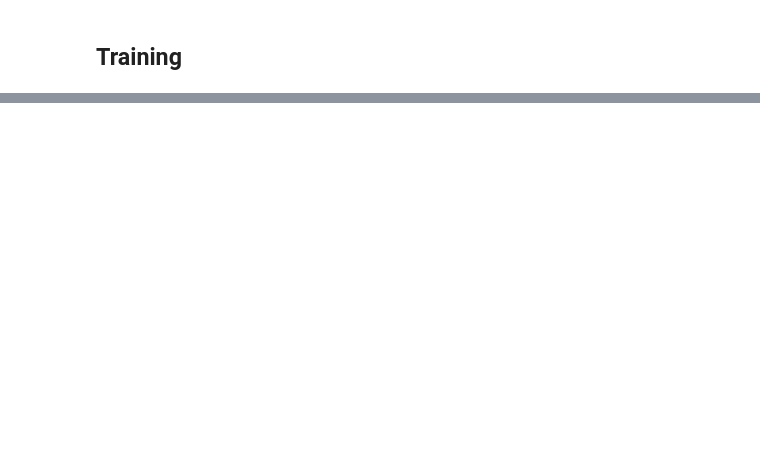
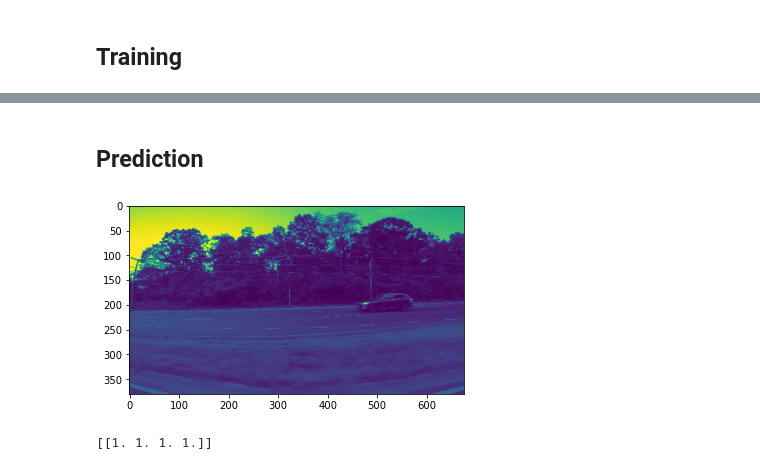
Before and after one commit to junkim100/Car-Object-Detection-AI, a Jupyter notebook: main.ipynb, the cells around one changed output, grey strips where cells are left out. Cells and saved outputs as stored; diff of their text form; code cells hidden in the pictures; blank space fills up the shorter version.

```diff
--- a/main.ipynb
+++ b/main.ipynb
@@ -244,4 +183,4 @@ None
 # %%
 learning_rate = 0.0001
 batch_size = 32
-num_epochs = 50
+num_epochs = 10
@@ -253,25 +190,7 @@ tensorboard = tf.keras.callbacks.TensorBoard(log_dir='./logs/{}'.format(NAME))
 early_stop = tf.keras.callbacks.EarlyStopping(monitor='val_accuracy', mode='max', patience=3, verbose=1)
 model_save = tf.keras.callbacks.ModelCheckpoint(filepath='best_model.h5', monitor='val_accuracy', save_best_only=True)
 
-history = model.fit(x=x_train, y=y_train, batch_size=batch_size, epochs=num_epochs, validation_data = (x_val, y_val), callbacks=[tensorboard, early_stop, model_save])
-
-# plt.rcParams["figure.figsize"] = (20,10)
-
-# # accuracy
-# plt.plot(history.history['accuracy'])
-# plt.plot(history.history['val_accuracy'])
-# plt.ylabel('accuracy')
-# plt.xlabel('epoch')
-# plt.legend(['train', 'val'], loc='lower right')
-# plt.show()
-
-# # loss
-# plt.plot(history.history['loss'])
-# plt.plot(history.history['val_loss'])
-# plt.ylabel('loss')
-# plt.xlabel('epoch')
-# plt.legend(['train', 'val'], loc='upper right')
-# plt.show()
+history = model.fit(x=x_train, y=y_train, batch_size=batch_size, epochs=num_epochs, validation_data = (x_val, y_val), callbacks=[tensorboard, model_save])
 
 # restore weights from the best training point
 model.load_weights('best_model.h5')
@@ -281,7 +200,4 @@ print('TRAINING SET\nLoss:', scores[0], '\nAccuracy:', scores[1])
 
 scores = model.evaluate(x_val, y_val, verbose=0)
 print('\nVALIDATION SET\nLoss:', scores[0], '\nAccuracy:', scores[1])
-
-scores = model.evaluate(x_test, y_test, verbose=0)
-print('\nTEST SET\nLoss:', scores[0], '\nAccuracy:', scores[1])
 # %% [output]
@@ -325 +225,23 @@ Accuracy: 0.8114285469055176
+# %% [markdown]
+## Prediction
+# %%
+testing_names = []
+for img in os.listdir('./data/testing_images/'):
+    testing_names.append(img)
+
+img_name = testing_names[random.randrange(0, len(testing_names))]
+filepath = './data/testing_images/{}'.format(img_name)
+
+raw_image = cv2.imread(filepath ,cv2.IMREAD_GRAYSCALE)
+img_array = cv2.resize(raw_image, (IMG_SIZE, IMG_SIZE))
+photo = img_array.reshape(-1, IMG_SIZE, IMG_SIZE, 1)
+
+prediction = model.predict([photo])
+
+plt.imshow(raw_image)
+plt.show()
+print(prediction)
+# %% [output]
+[figure, added]
+[[1. 1. 1. 1.]]
 # %%
```
Also changed, not shown: parts of 34 cells of this notebook.
